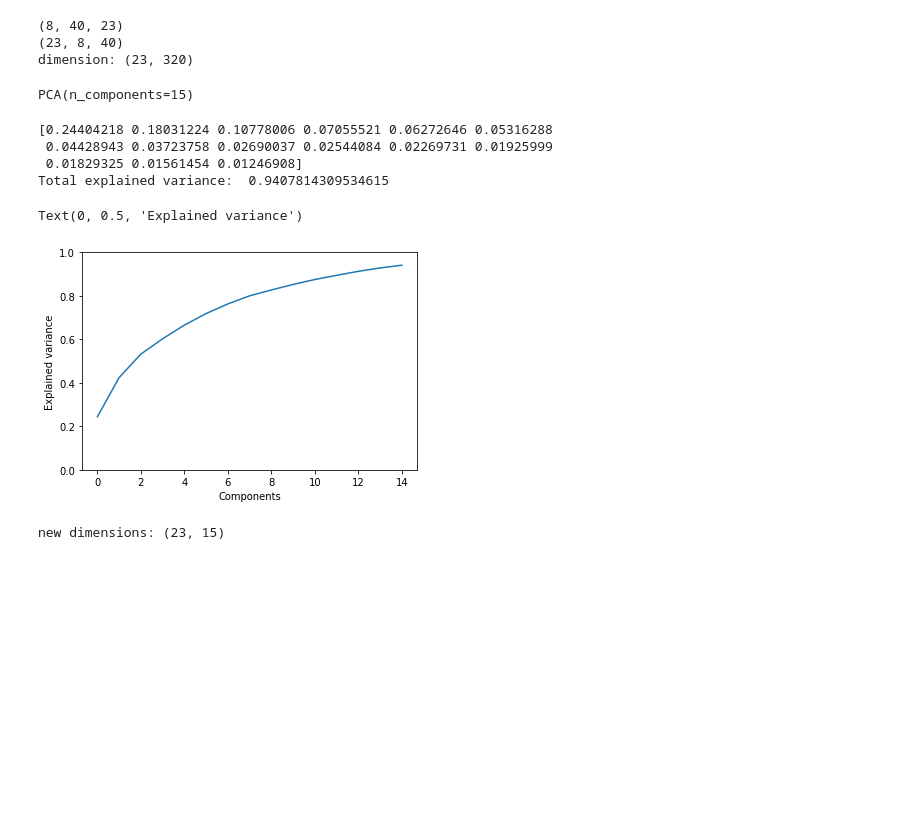
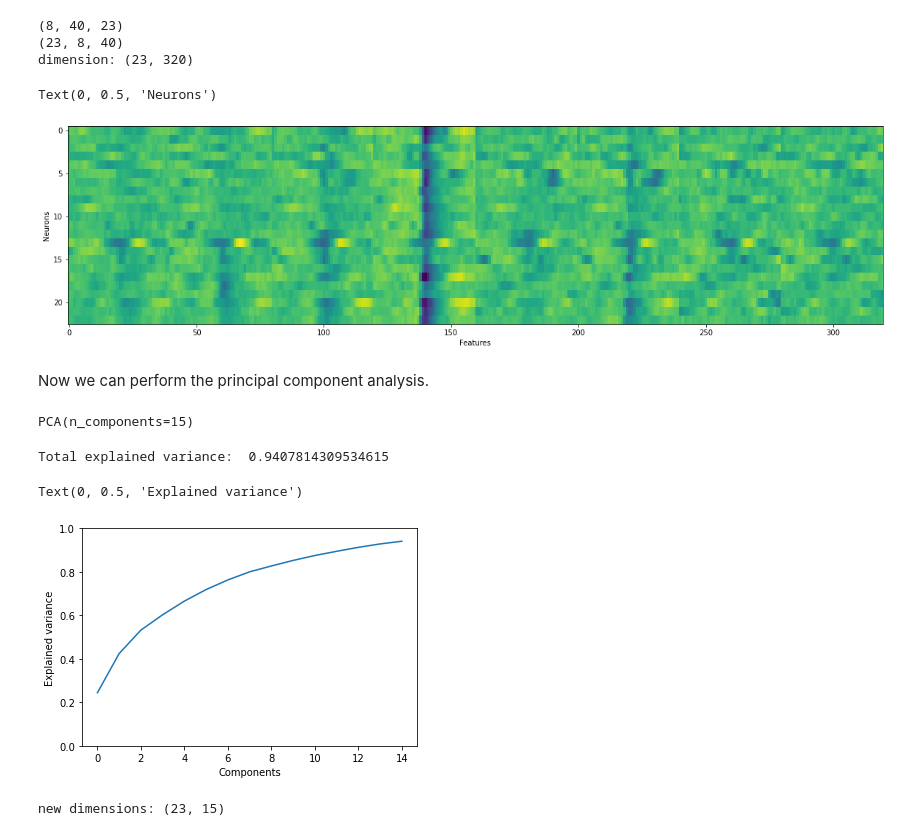
Before and after one commit to kevin-allen/dataScienceNeuro, a Jupyter notebook: notebooks/lecture_02.ipynb, the cells around one changed output. Cells and saved outputs as stored; diff of their text form; code cells hidden in the pictures; blank space fills up the shorter version.

```diff
--- a/notebooks/lecture_02.ipynb
+++ b/notebooks/lecture_02.ipynb
@@ -226,6 +251,3 @@ plt.plot(y[:0+nSamples]-2000)
 
 * Try to apply the filter to the 8 recording channels.
 * How could you store/save the filtered data for each channel.
-# %%
-y = sosfiltfilt(myFilter, dat) # the sosfilt() function can take a 2D array and will filter every row separately
-y.shape # y now contains our 8 channels
@@ -234,13 +254,14 @@ y.shape # y now contains our 8 channels
 # %% [markdown]
 As always, don't just assume that the filter was applied to all channels, plot the data to be sure.
 # %%
-offset=3000 #y shift between channels
+offset=3000 #y shift on the y-axis between channels
 nSamples=20000
 plt.figure(figsize=(20,10))
 
 for i in range(y.shape[0]): #loop for every channel
-    plt.plot(y[i,:nSamples]-i*3000,label=i) # plot the filtered data
-    plt.plot(dat[i,:nSamples]-i*3000,c="gray",alpha=0.25) # plot original signal in transparent gray
+    yAxisOffset=i*offset # to avoid plotting all channels on top of each other, channel 0 will be at the top
+    plt.plot(y[i,:nSamples]-yAxisOffset,label=i) # plot the filtered data
+    plt.plot(dat[i,:nSamples]-yAxisOffset,c="gray",alpha=0.25) # plot original signal in transparent gray
 plt.legend(loc="upper left")
 plt.show()
 # %% [output]
@@ -269,8 +290,2 @@ We will use a single channel (chan=3) to simplify the problem.
 
 * Calculate and print the mean and standard deviation of channel indexed 3
-# %%
-chan=3 # select a channel to work with
-mean=y[chan,:].mean()
-std=y[chan,:].std()
-print("mean:",mean)
-print("std:",std)
@@ -496,22 +576,27 @@ print("dimension:",wf_fea.shape)
 (8, 40, 23)
 (23, 8, 40)
 dimension: (23, 320)
+# %%
+plt.figure(figsize=(20,5))
+plt.imshow(wf_fea,aspect="auto",interpolation=None)
+plt.xlabel("Features")
+plt.ylabel("Neurons")
+# %% [output]
+Text(0, 0.5, 'Neurons')
+[figure, added]
+# %% [markdown]
+Now we can perform the principal component analysis.
 # %%
 pca.fit(wf_fea)
 # %% [output]
 PCA(n_components=15)
 # %%
-print(pca.explained_variance_ratio_)
 print("Total explained variance: ", np.sum(pca.explained_variance_ratio_))
-#
 plt.plot(np.cumsum(pca.explained_variance_ratio_))
 plt.ylim(0,1)
 plt.xlabel("Components")
 plt.ylabel("Explained variance")
 # %% [output]
-[0.24404218 0.18031224 0.10778006 0.07055521 0.06272646 0.05316288
- 0.04428943 0.03723758 0.02690037 0.02544084 0.02269731 0.01925999
- 0.01829325 0.01561454 0.01246908]
 Total explained variance:  0.9407814309534615
 Text(0, 0.5, 'Explained variance')
 [figure]
```
Also changed, not shown: parts of 37 cells of this notebook, 4 other files.
